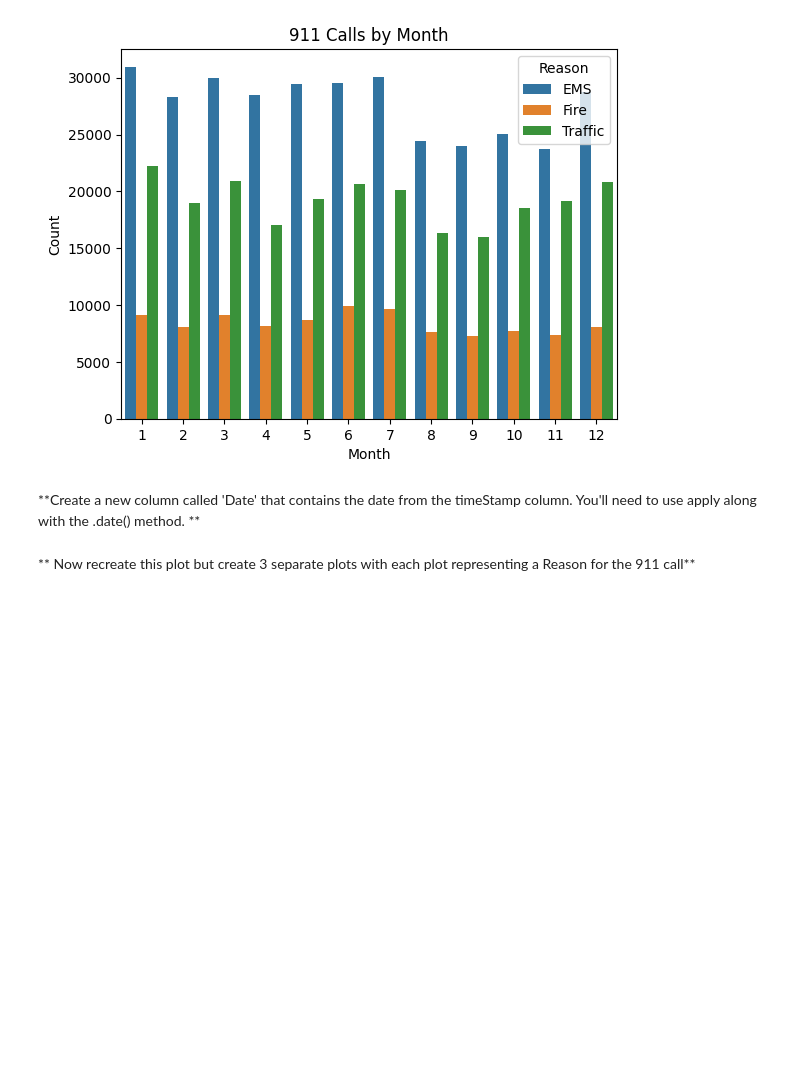
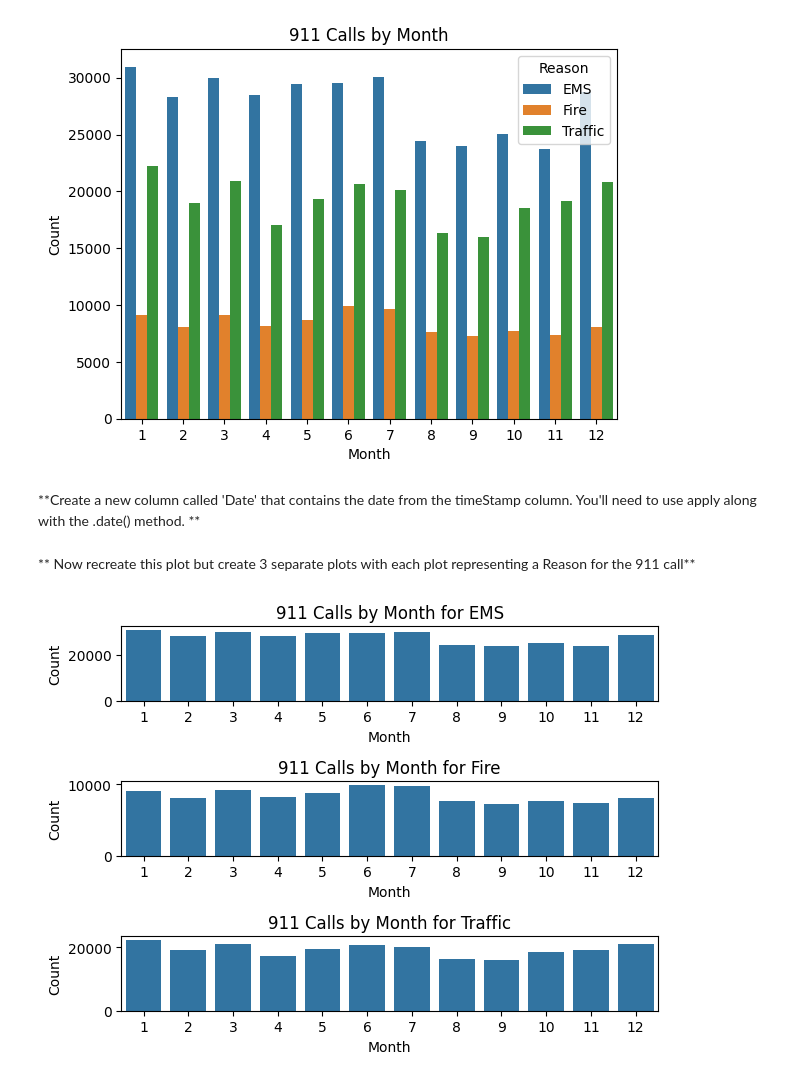
Before and after one commit to daniel-mehta/Data-Analytics, a Jupyter notebook: Lab 8/Analyze_911.ipynb, the cells around one changed output. Cells and saved outputs as stored; diff of their text form; code cells hidden in the pictures; blank space fills up the shorter version.

```diff
--- a/Lab 8/Analyze_911.ipynb
+++ b/Lab 8/Analyze_911.ipynb
@@ -306,5 +306,21 @@ plt.show()
 [figure]
 # %% [markdown]
 **Create a new column called 'Date' that contains the date from the timeStamp column. You'll need to use apply along with the .date() method. **
+# %%
+df["Date"] = df["timeStamp"].apply(lambda time: time.date())
 # %% [markdown]
 ** Now recreate this plot but create 3 separate plots with each plot representing a Reason for the 911 call**
+# %%
+reasons = ["EMS", "Fire", "Traffic"]
+
+for i, reason in enumerate(reasons, 1):
+    plt.subplot(3, 1, i)
+    sns.countplot(x=df[df["Reason"] == reason]["Month"], order=sorted(df["Month"].unique()))
+    plt.title(f"911 Calls by Month for {reason}")
+    plt.xlabel("Month")
+    plt.ylabel("Count")
+
+plt.tight_layout()
+plt.show()
+# %% [output]
+[figure, added]
```
